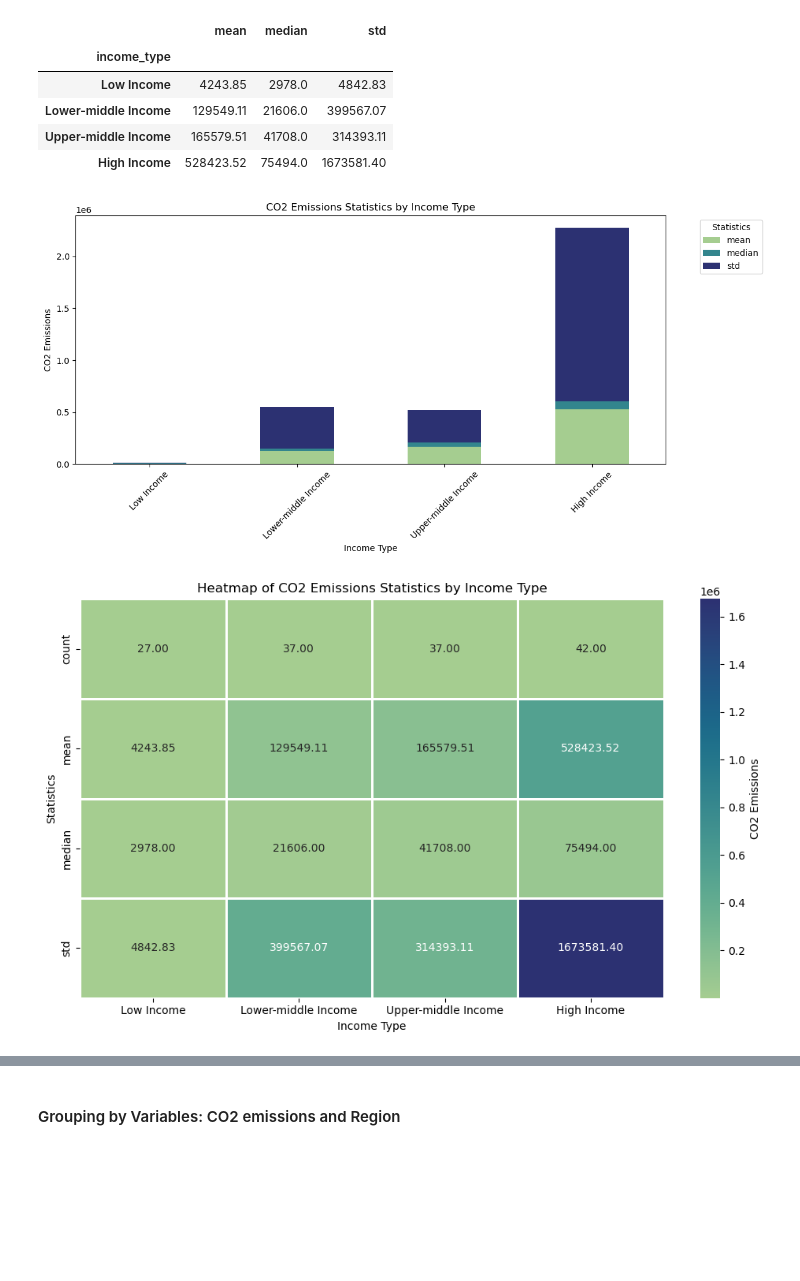
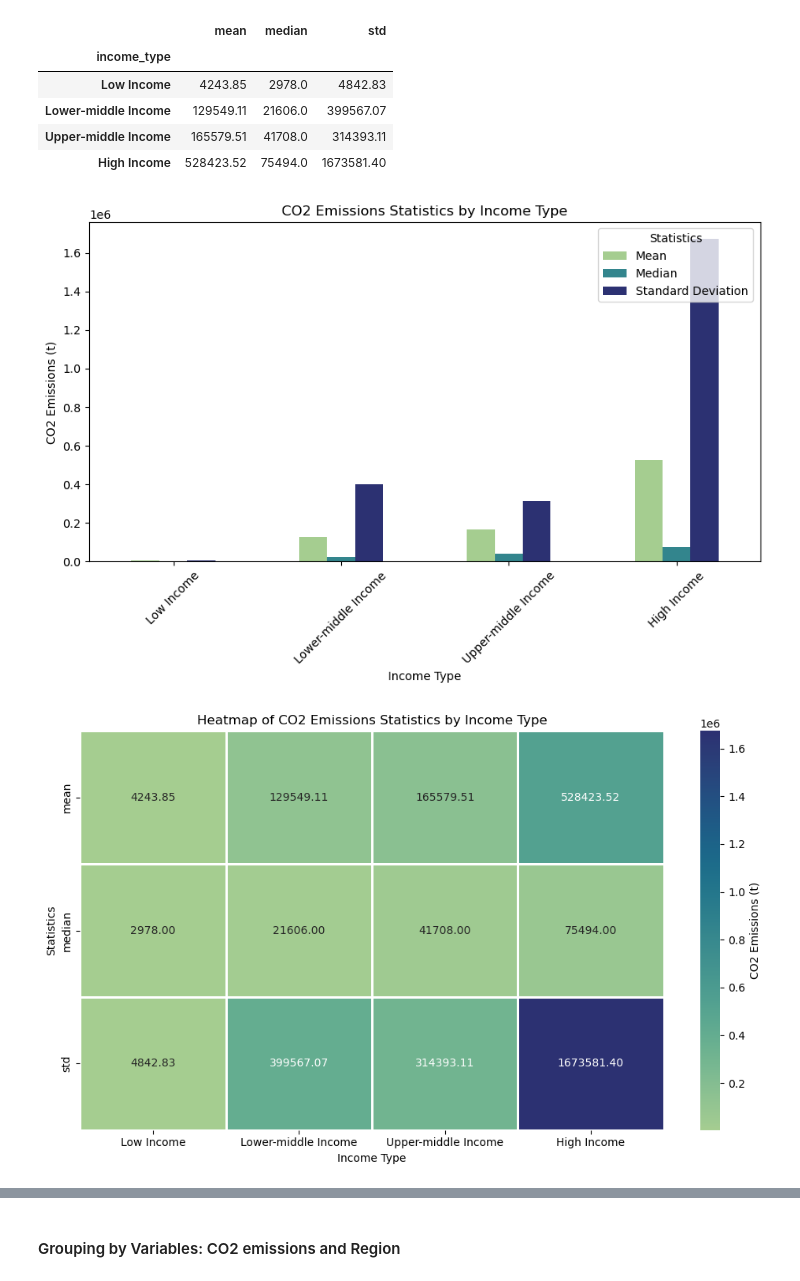
Before and after one commit to martaverfer/project-data-analysis, a Jupyter notebook: python_scripts/main.ipynb, the cells around one changed output, grey strips where cells are left out. Saved outputs shown, nothing was run; the diff lists cells and outputs as text; code cells hidden in the pictures; blank space fills up the shorter version.

Commit message:
added correlations and heatmaps to main.ipynb

```diff
--- a/python_scripts/main.ipynb
+++ b/python_scripts/main.ipynb
@@ -563,33 +564,31 @@ agg_income_df
 # %%
 # Assuming agg_df is already computed with the statistics (count, mean, median, std)
 agg_df_reset = agg_income_df.reset_index()
 
 # Reshape the data to a format suitable for a stacked bar plot
 agg_df_reset_melted = agg_df_reset.set_index('income_type')[['mean', 'median', 'std']]
 
 # Plotting the stacked bar plot
-ax = agg_df_reset_melted.plot(kind='bar', stacked=True, figsize=(12, 6), colormap="crest")
+ax = agg_df_reset_melted.plot(kind='bar', stacked=False, figsize=(9, 6), colormap="crest")
 
 # Customize the plot
 plt.title('CO2 Emissions Statistics by Income Type')
 plt.xlabel('Income Type')
-plt.ylabel('CO2 Emissions')
+plt.ylabel('CO2 Emissions (t)')
 plt.xticks(rotation=45)
-plt.legend(title='Statistics', bbox_to_anchor=(1.05, 1), loc='upper left')
+plt.legend(title='Statistics', labels=['Mean', 'Median', 'Standard Deviation'], bbox_to_anchor=(0.75, 1), loc='upper left')
 
 plt.tight_layout()
 plt.show()
 # %% [output]
-[figure, old version]
+[figure, new version]
 # %%
-agg_heatmap_df = df_merged.groupby("income_type")["co2_emissions"].agg(["count", "mean","median","std"]).round(2)
-
 # Reshape data for heatmap
-heatmap_data = agg_heatmap_df.T  # Transpose the DataFrame to have statistics as columns
+heatmap_data = agg_income_df.T  # Transpose the DataFrame to have statistics as columns
 
 # Plotting the heatmap
 plt.figure(figsize=(10, 6))
-sns.heatmap(heatmap_data, annot=True, cmap='crest', fmt='.2f', cbar_kws={'label': 'CO2 Emissions'}, linewidths=1)
+sns.heatmap(heatmap_data, annot=True, cmap='crest', fmt='.2f', cbar_kws={'label': 'CO2 Emissions (t)'}, linewidths=1)
 
 # Customize plot
 plt.title('Heatmap of CO2 Emissions Statistics by Income Type')
@@ -599,4 +598,4 @@ plt.ylabel('Statistics')
 plt.tight_layout()
 plt.show()
 # %% [output]
-[figure, old version]
+[figure, new version]
```
Also changed, not shown: parts of 60 cells of this notebook, 2 other files.
